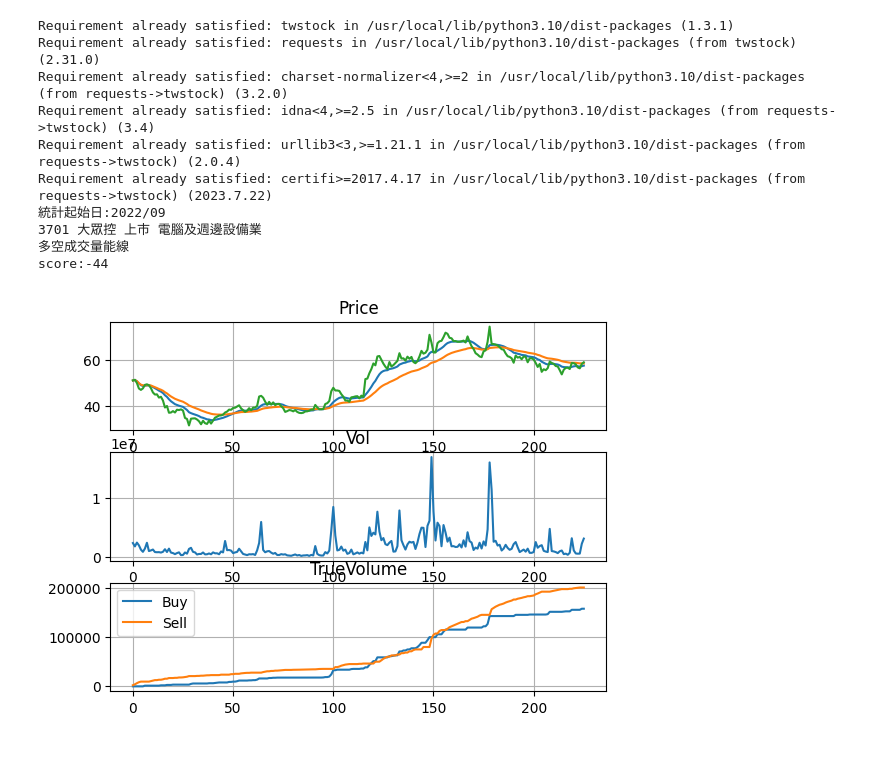
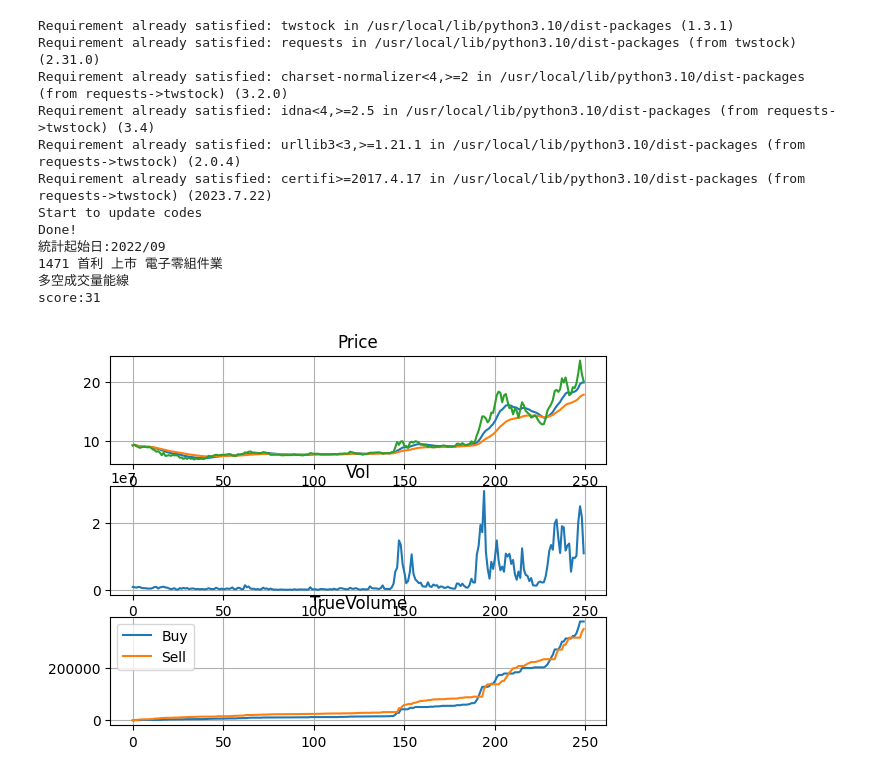
Before and after one commit to tzoung-yu/TrueVolume, a Jupyter notebook: TrueVolume上市上櫃.ipynb, the cells around one changed output. Drawn from its saved outputs; the diff is of its cells as text; code cells hidden in the pictures.

```diff
--- a/TrueVolume上市上櫃.ipynb
+++ b/TrueVolume上市上櫃.ipynb
@@ -8,7 +8,9 @@ from twstock import Stock
 import pandas as pd
 import matplotlib.pyplot as plt
 from datetime import datetime, timedelta
-stoid='大眾控'
+
+#股票代號
+stoid="首利"
 
 def TrueVol(pd):
   df=pd
@@ -79,33 +81,35 @@ codes = twstock.codes
 df = pd.DataFrame.from_dict(codes, orient='index')
 
 stoname=str(stoid)
 if not stoname.isdigit():
   nn = df[df["name"] == stoname]
   stoid=str(int(nn.code.iloc[0]))
 
 nn=df[df["code"]==stoid]
 print(stoid, nn.name[0], nn.market[0],nn.group[0])
 
 print('多空成交量能線')
 
 # 讀取股價資料
 stock = Stock(stoid)                              # 擷取股價
 sto_price = stock.fetch_from(day_start.year, day_start.month)
 
 sto_attr = ['Date', 'Volume', 'Turnover', 'Open', 'High', 'Low', 'Close', 'Change', 'Transaction']
 data1 = pd.DataFrame(columns = sto_attr, data = sto_price)
 data1 = data1.drop(['Turnover', 'Change', 'Transaction'], axis=1)
 
 TrueVol(data1)
 # %% [output]
 Requirement already satisfied: twstock in /usr/local/lib/python3.10/dist-packages (1.3.1)
 Requirement already satisfied: requests in /usr/local/lib/python3.10/dist-packages (from twstock) (2.31.0)
 Requirement already satisfied: charset-normalizer<4,>=2 in /usr/local/lib/python3.10/dist-packages (from requests->twstock) (3.2.0)
 Requirement already satisfied: idna<4,>=2.5 in /usr/local/lib/python3.10/dist-packages (from requests->twstock) (3.4)
 Requirement already satisfied: urllib3<3,>=1.21.1 in /usr/local/lib/python3.10/dist-packages (from requests->twstock) (2.0.4)
 Requirement already satisfied: certifi>=2017.4.17 in /usr/local/lib/python3.10/dist-packages (from requests->twstock) (2023.7.22)
+Start to update codes
+Done!
 統計起始日:2022/09
-3701 大眾控 上市 電腦及週邊設備業
+1471 首利 上市 電子零組件業
 多空成交量能線
-score:-44
+score:31
-[figure, old version]
+[figure, new version]
```
